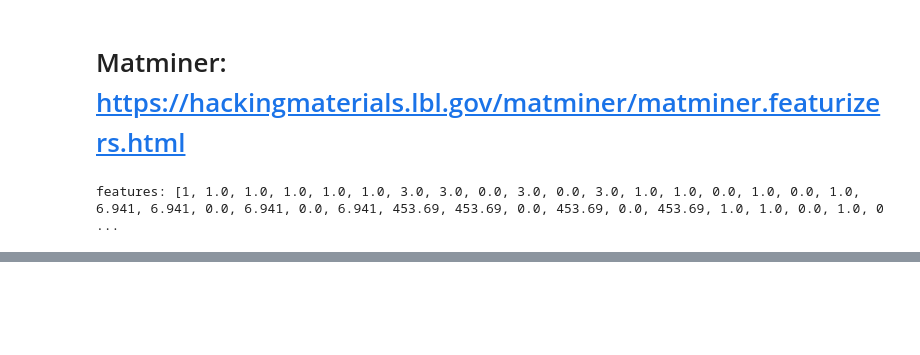
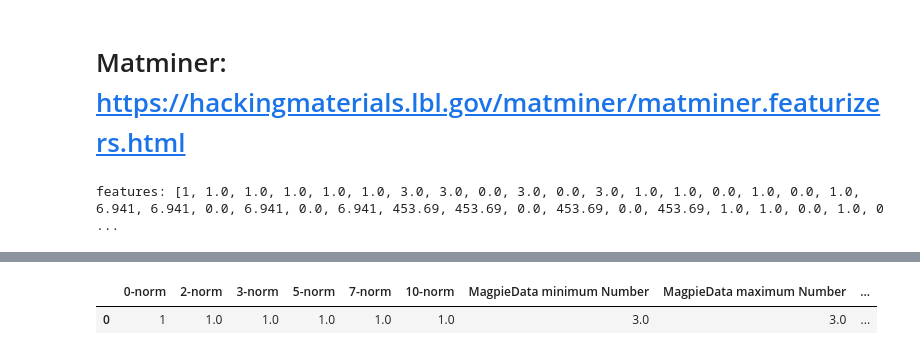
Before and after one commit to eltonpan/RL_materials_generation, a Jupyter notebook: mat_emb.ipynb, the cells around one changed output, grey strips where cells are left out. Cells and saved outputs as stored; diff of their text form; code cells hidden in the pictures; blank space fills up the shorter version.

```diff
--- a/mat_emb.ipynb
+++ b/mat_emb.ipynb
@@ -178,0 +177,10 @@ features: [1, 1.0, 1.0, 1.0, 1.0, 1.0, 3.0, 3.0, 0.0, 3.0, 0.0, 3.0, 1.0, 1.0, 0
+# %%
+# Display pandas dataframe
+pd.options.display.max_columns = 999
+df = pd.DataFrame()
+for val, col in zip(features, feature_calculators.feature_labels()):
+    df[col] = pd.Series(val)
+df
+# %% [output]
+|  | 0-norm | 2-norm | 3-norm | 5-norm | 7-norm | 10-norm | MagpieData minimum Number | MagpieData maximum Number | ... |
+| 0 | 1 | 1.0 | 1.0 | 1.0 | 1.0 | 1.0 | 3.0 | 3.0 | ... |
```
Also changed, not shown: parts of 2 cells of this notebook, 1 other file.
